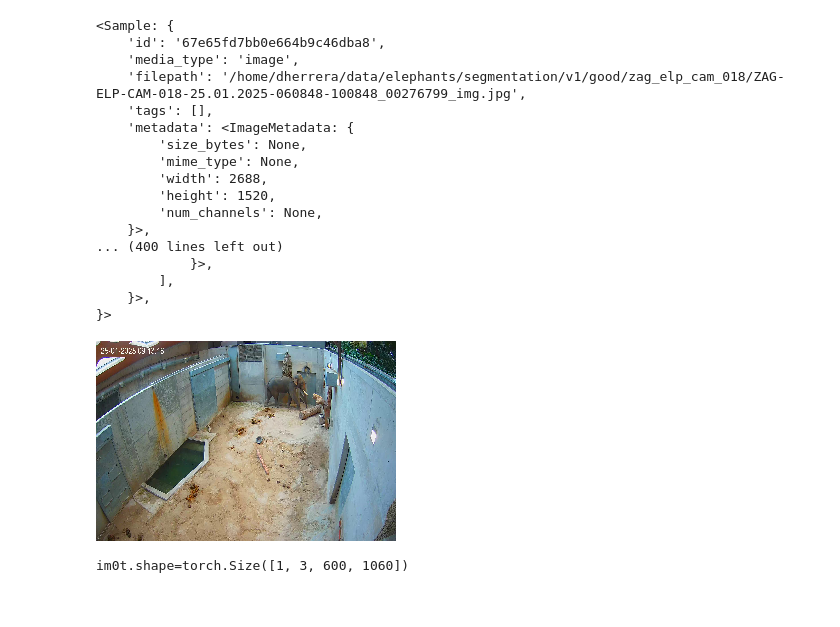
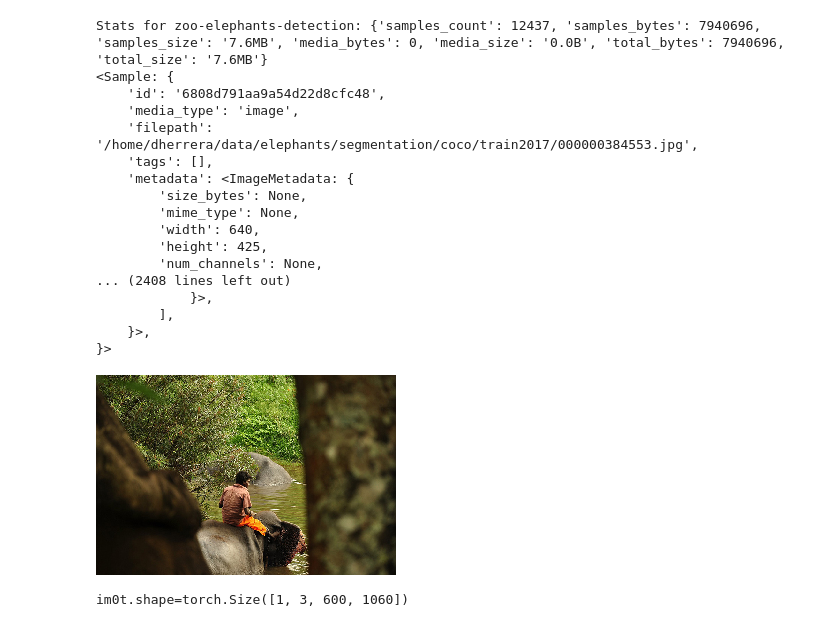
Before and after one commit to zhoumu53/zoo_vision, a Jupyter notebook: training/segmentation/eval_detection_model.ipynb, the cells around one changed output. Drawn from its saved outputs; the diff is of its cells as text; code cells hidden in the pictures.

Commit message:
Train v4 again

```diff
--- a/training/segmentation/eval_detection_model.ipynb
+++ b/training/segmentation/eval_detection_model.ipynb
@@ -95,30 +81,33 @@ print(fo.list_datasets())
 #   sample.add_labels(result, label_field="zoo_identity")
 #   break
 # %%
-ds_zoo_elephants = fo.load_dataset("zoo-elephants-detection-train")
+ds_name = "zoo-elephants-detection"
+ds_zoo_elephants = fo.load_dataset(ds_name)
+print(f"Stats for {ds_name}: {ds_zoo_elephants.stats(include_media=True)}")
+
 sample0 = next(ds_zoo_elephants.iter_samples())
 im0 = PIL.Image.open(sample0["filepath"])
 print(sample0)
 im0.resize((300, 200), 0)
 # %% [output]
+Stats for zoo-elephants-detection: {'samples_count': 12437, 'samples_bytes': 7940696, 'samples_size': '7.6MB', 'media_bytes': 0, 'media_size': '0.0B', 'total_bytes': 7940696, 'total_size': '7.6MB'}
 <Sample: {
-    'id': '67e65fd7bb0e664b9c46dba8',
+    'id': '6808d791aa9a54d22d8cfc48',
     'media_type': 'image',
-    'filepath': '/home/dherrera/data/elephants/segmentation/v1/good/zag_elp_cam_018/ZAG-ELP-CAM-018-25.01.2025-060848-100848_00276799_img.jpg',
+    'filepath': '/home/dherrera/data/elephants/segmentation/coco/train2017/000000384553.jpg',
     'tags': [],
     'metadata': <ImageMetadata: {
         'size_bytes': None,
         'mime_type': None,
-        'width': 2688,
-        'height': 1520,
+        'width': 640,
+        'height': 425,
         'num_channels': None,
-    }>,
-... (400 lines left out)
+... (2408 lines left out)
             }>,
         ],
     }>,
 }>
-[figure, old version]
+[figure, new version]
 # %%
 image_height = 600
 image_width = 1060
```
Also changed, not shown: parts of 6 cells of this notebook, 10 other files.
